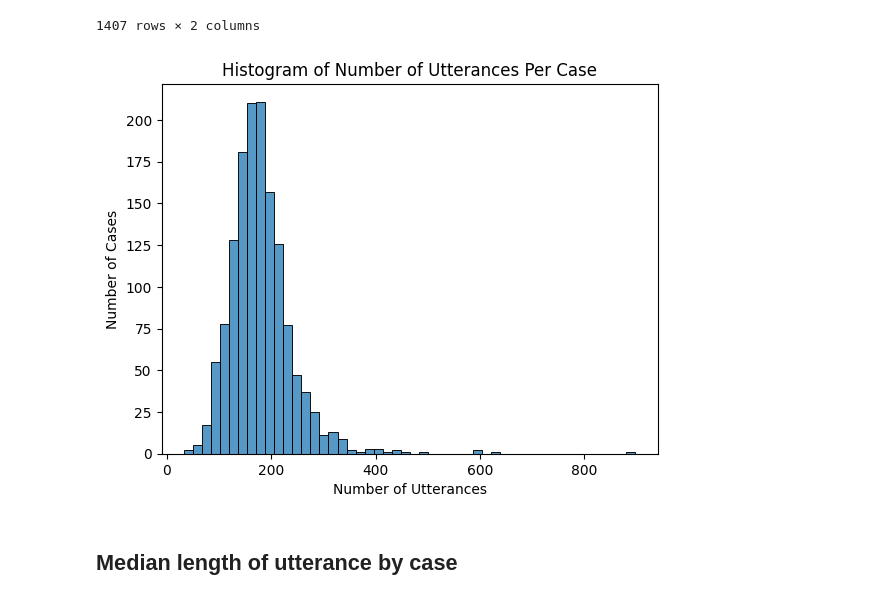
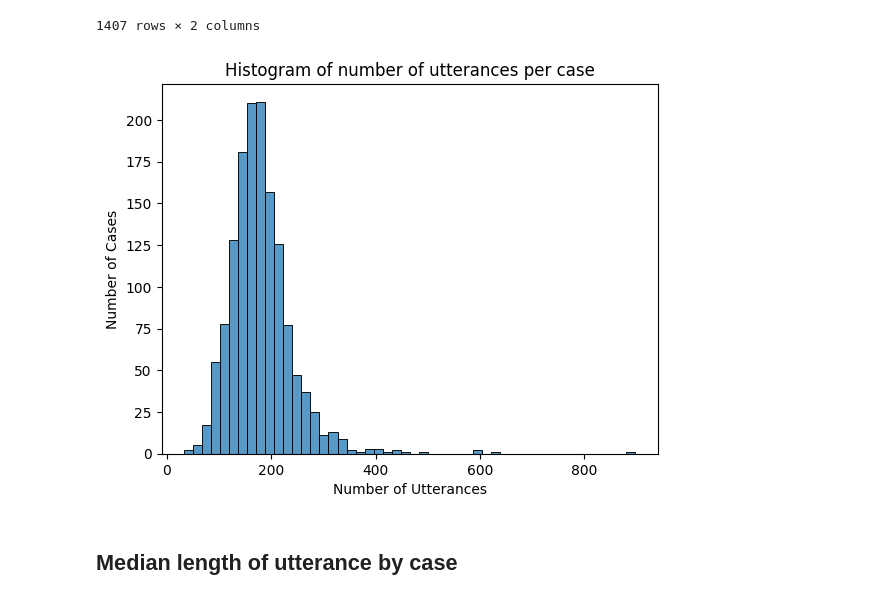
Before and after one commit to wagnerlmichael/supreme_court_nlp, a Jupyter notebook: eda/summary_stats.ipynb, the cells around one changed output. Drawn from its saved outputs; the diff is of its cells as text; code cells hidden in the pictures.

```diff
--- a/eda/summary_stats.ipynb
+++ b/eda/summary_stats.ipynb
@@ -124,15 +124,15 @@ df_utter_by_case.sort_values('text', ascending=False)
 # %%
 
 # Now use seaborn to plot a histogram of the aggregated data
 sns.histplot(data=df_utter_by_case, x='text', bins=50)
-plt.title('Histogram of Number of Utterances Per Case')
+plt.title('Histogram of number of utterances per case')
 plt.ylabel('Number of Cases')
 plt.xlabel('Number of Utterances')
 
 plt.savefig(os.path.join(eda_figures_path, 'hist_num_utterances_per_case.png'),
             bbox_inches='tight')
 # %% [output]
-[figure, old version]
+[figure, new version]
 # %% [markdown]
 ## Median length of utterance by case
 # %%
```
Also changed, not shown: parts of 7 cells of this notebook, 3 other files.
